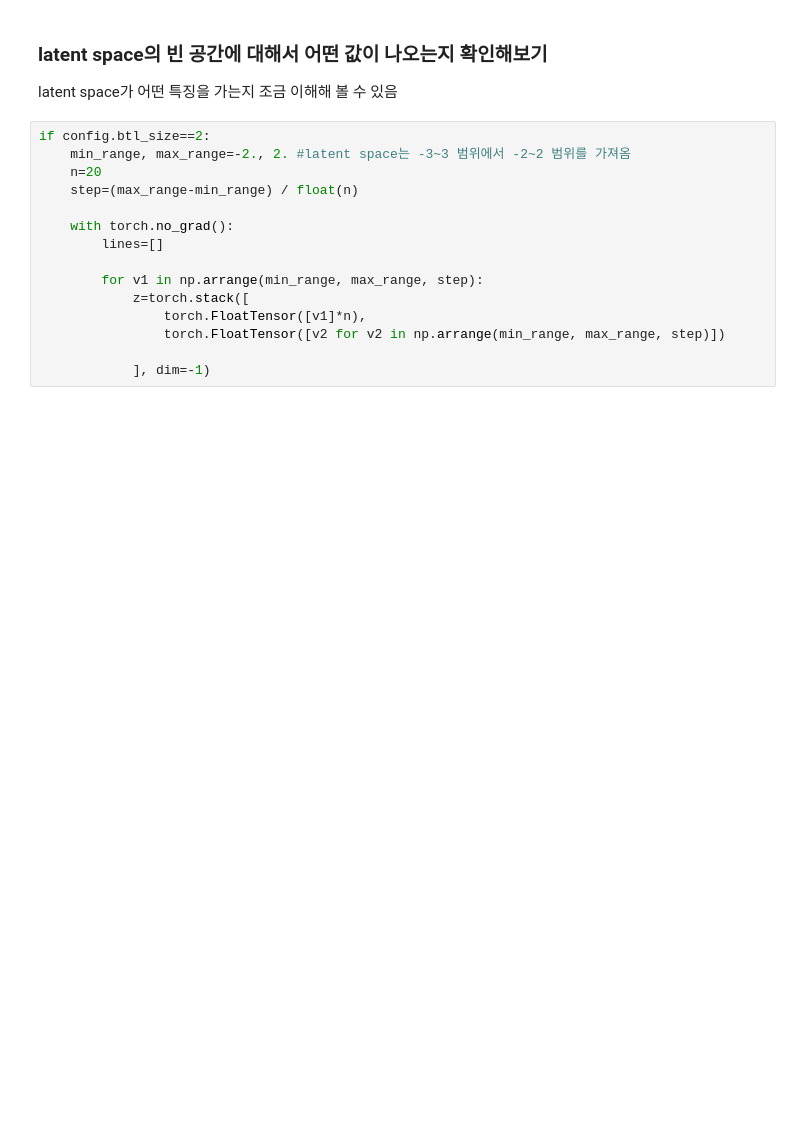
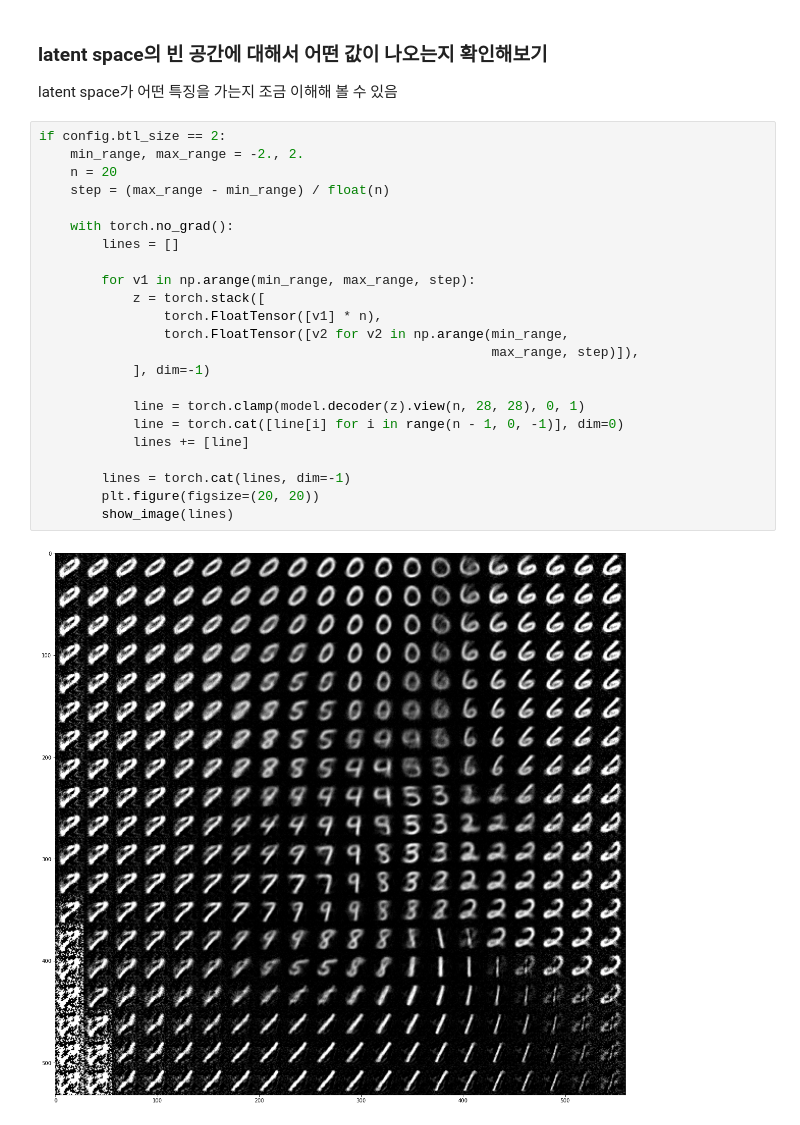
Before and after one commit to hyehyeonmoon/PyTorch_Intermediate, a Jupyter notebook: Ch02_Represntation_learning/autoencoder_practice.ipynb, the cells around one changed output. Cells and saved outputs as stored; diff of their text form; blank space fills up the shorter version.

```diff
--- a/Ch02_Represntation_learning/autoencoder_practice.ipynb
+++ b/Ch02_Represntation_learning/autoencoder_practice.ipynb
@@ -155,17 +155,27 @@ if config.btl_size==2:
 ### latent space의 빈 공간에 대해서 어떤 값이 나오는지 확인해보기
 latent space가 어떤 특징을 가는지 조금 이해해 볼 수 있음
 # %%
-if config.btl_size==2:
-    min_range, max_range=-2., 2. #latent space는 -3~3 범위에서 -2~2 범위를 가져옴
-    n=20
-    step=(max_range-min_range) / float(n)
+if config.btl_size == 2:
+    min_range, max_range = -2., 2.
+    n = 20
+    step = (max_range - min_range) / float(n)
 
     with torch.no_grad():
-        lines=[]
+        lines = []
 
-        for v1 in np.arrange(min_range, max_range, step):
-            z=torch.stack([
-                torch.FloatTensor([v1]*n),
-                torch.FloatTensor([v2 for v2 in np.arrange(min_range, max_range, step)])
+        for v1 in np.arange(min_range, max_range, step):
+            z = torch.stack([
+                torch.FloatTensor([v1] * n),
+                torch.FloatTensor([v2 for v2 in np.arange(min_range,
+                                                          max_range, step)]),
+            ], dim=-1)
 
-            ], dim=-1)
+            line = torch.clamp(model.decoder(z).view(n, 28, 28), 0, 1)
+            line = torch.cat([line[i] for i in range(n - 1, 0, -1)], dim=0)
+            lines += [line]
+
+        lines = torch.cat(lines, dim=-1)
+        plt.figure(figsize=(20, 20))
+        show_image(lines)
+# %% [output]
+[figure, added]
```
Also changed, not shown: parts of 5 cells of this notebook.
